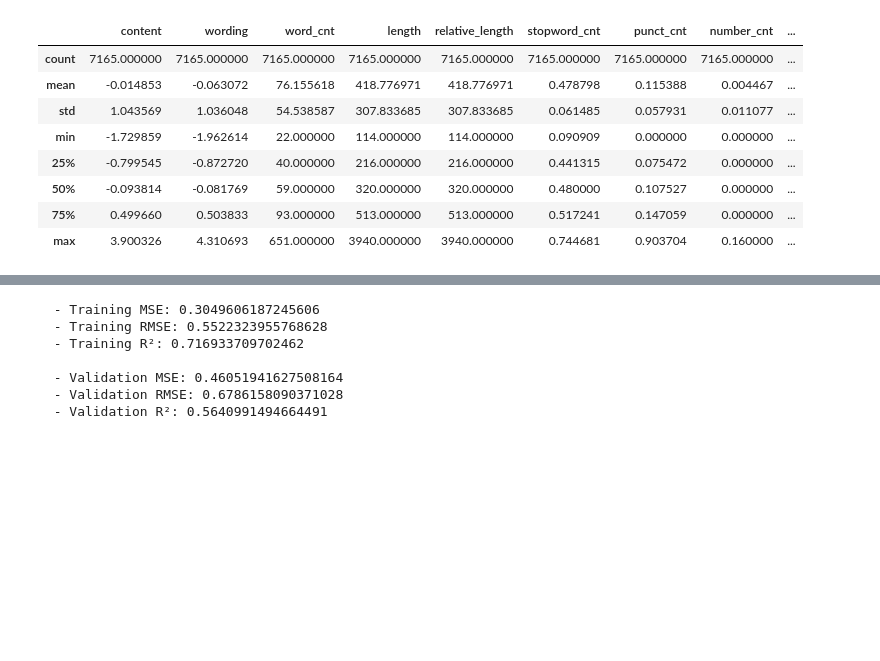
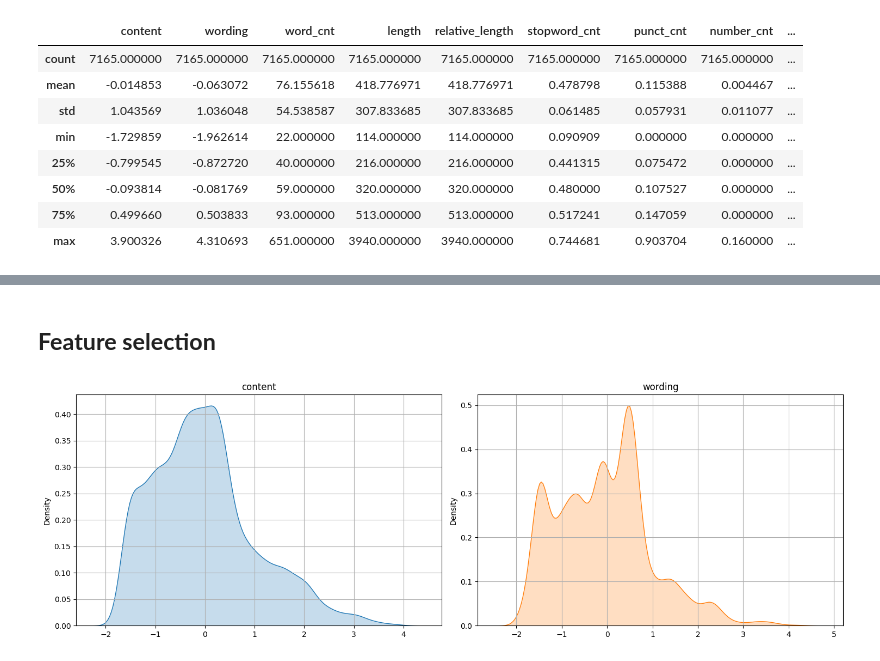
Before and after one commit to Camille9999/Simplon-Certification, a Jupyter notebook: amelioration_projet/feature_engineering.ipynb, the cells around one changed output, grey strips where cells are left out. Drawn from its saved outputs; the diff is of its cells as text; code cells hidden in the pictures; blank space fills up the shorter version.

```diff
--- a/amelioration_projet/feature_engineering.ipynb
+++ b/amelioration_projet/feature_engineering.ipynb
@@ -273,6 +241,7 @@ def feature_engineer(dataframe: pd.DataFrame, feature: str = 'text') -> pd.DataF
     print('Evaluating sentiment...                   ', end='')
     dataframe['sentiment_similarity'] = dataframe.apply(lambda row: sentiment(row[feature], row['prompt_id']), axis=1)
     print('   | Done')
+    return dataframe
 # %%
 df_train_summaries = feature_engineer(df_train_summaries)
 df_train_summaries.head()
@@ -1027,29 +281,2 @@ Best parameters found:  {'colsample_bytree': 1, 'gamma': 1, 'learning_rate': 0.1
-# %%
-model_wording_xgb = XGBRegressor(objective='reg:squarederror', colsample_bytree=1, gamma=1, learning_rate=0.1, max_depth=3, n_estimators=500, subsample=0.7)
-model_wording_xgb.fit(train_ds_pd_scaled[FEATURES], train_ds_pd_scaled['wording'])
-
-predictions_wording = model_wording_xgb.predict(valid_ds_pd_scaled[FEATURES])
-
-mse_train_wording = mean_squared_error(train_ds_pd_scaled['wording'], model_wording_xgb.predict(train_ds_pd_scaled[FEATURES]))
-r2_train_wording = calculate_r_squared(mse_train_wording, train_ds_pd_scaled['wording'])
-
-mse_valid_wording = mean_squared_error(valid_ds_pd_scaled['wording'], predictions_wording)
-r2_valid_wording = calculate_r_squared(mse_valid_wording, valid_ds_pd_scaled['wording'])
-
-print(f"""
-  - Training MSE: {mse_train_wording}
-  - Training RMSE: {mse_train_wording**0.5}
-  - Training R²: {r2_train_wording}
-
-  - Validation MSE: {mse_valid_wording}
-  - Validation RMSE: {mse_valid_wording**0.5}
-  - Validation R²: {r2_valid_wording}
-""")
-# %% [output]
-  - Training MSE: 0.3049606187245606
-  - Training RMSE: 0.5522323955768628
-  - Training R²: 0.716933709702462
-
-  - Validation MSE: 0.46051941627508164
-  - Validation RMSE: 0.6786158090371028
-  - Validation R²: 0.5640991494664491
+# %% [markdown]
+## **Feature selection**
@@ -1055,0 +296,13 @@ print(f"""
+# %%
+fig, axs = plt.subplots(1, 2, figsize=(15, 5))
+
+for i, target in enumerate(TARGETS):
+    sns.kdeplot(df_train_summaries[target], fill=True, color=f'C{i}', ax=axs[i])
+    axs[i].set_xlabel("")
+    axs[i].set_title(target)
+    axs[i].grid()
+
+plt.tight_layout()
+plt.show()
+# %% [output]
+[figure, added]
```
Also changed, not shown: parts of 97 cells of this notebook.
